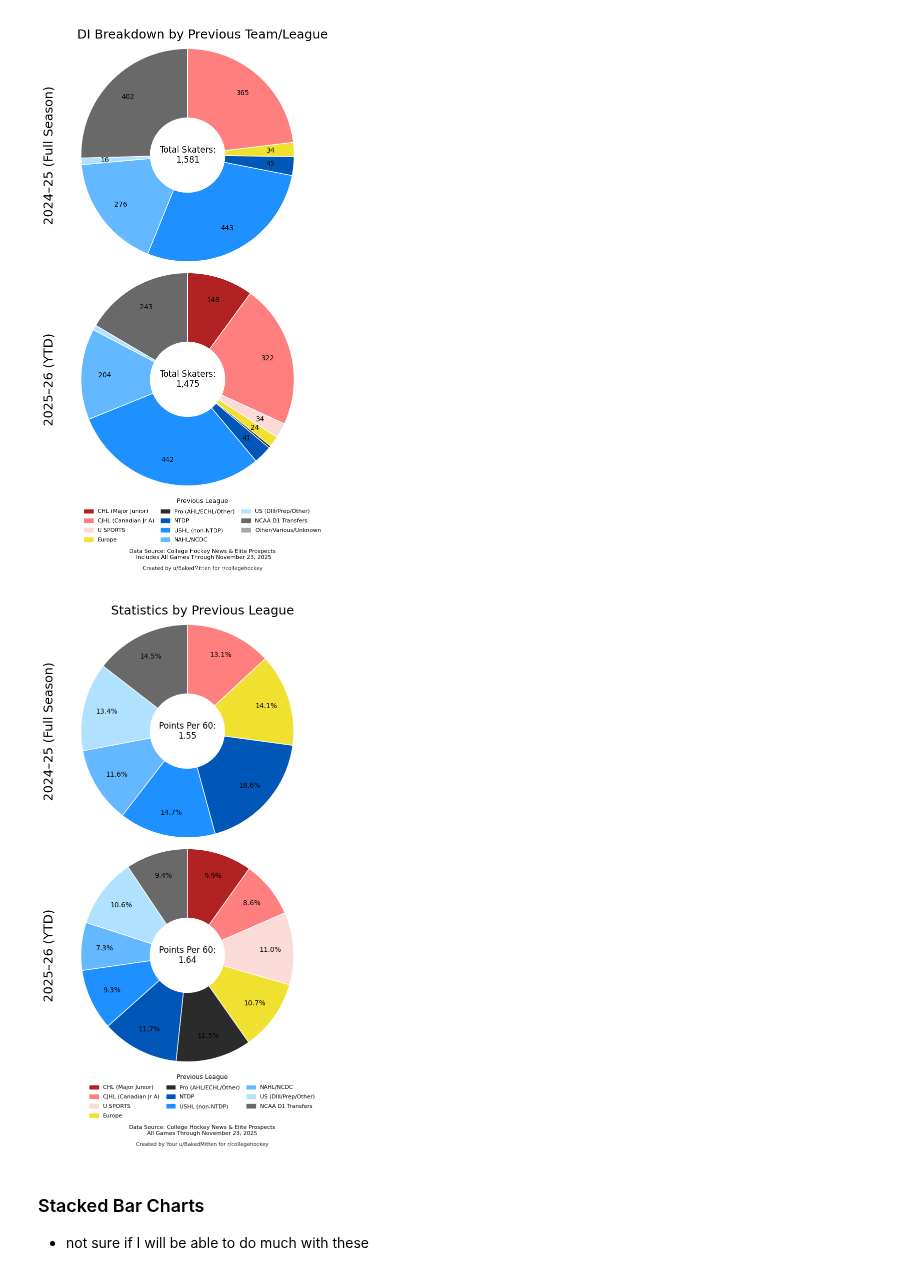
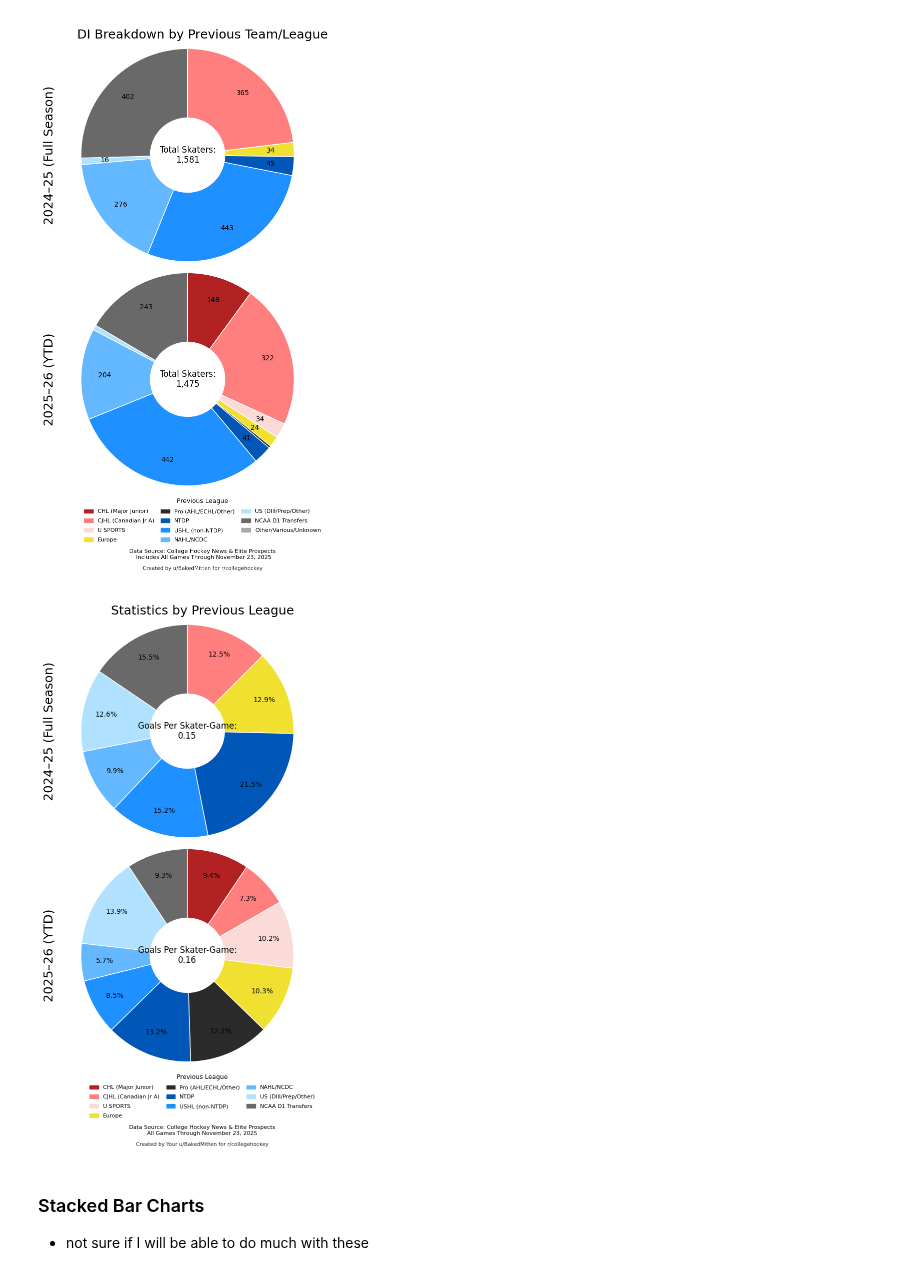
Before and after one commit to JSmith1826/college_hockey_2526, a Jupyter notebook: workbook/visualization_scripts/scoring_by_player_origin.ipynb, the cells around one changed output. Drawn from its saved outputs; the diff is of its cells as text; code cells hidden in the pictures.

Commit message:
per game and per skater-game adjustment made and working

```diff
--- a/workbook/visualization_scripts/scoring_by_player_origin.ipynb
+++ b/workbook/visualization_scripts/scoring_by_player_origin.ipynb
@@ -775,7 +809,7 @@ for stat in agg_24_25_stats.keys():
     agg_24_25_df[stat + "_per_player"] = agg_24_25_df[stat] / agg_24_25_df["Player_Count"]
 # # Calculate per game averages for 24-25 aggregated stats
 for stat in agg_24_25_stats.keys():
-    agg_24_25_df[stat + "_per_game"] = agg_24_25_df[stat] / agg_24_25_df["Games_Played"]
+    agg_24_25_df[stat + "_per_player_game"] = agg_24_25_df[stat] / agg_24_25_df["Games_Played"]
 # # Calculate per 60 minutes averages for 24-25 aggregated stats
 for stat in agg_24_25_stats.keys():
     agg_24_25_df[stat + "_per_60min"] = (agg_24_25_df[stat] / agg_24_25_df["TOI_sec"]) * 3600
@@ -977,20 +919,26 @@ METRIC_CAPTION_MAP = {
     "Shots": "Total Shots",
     "TOI_sec": "Total TOI (sec)",
     "PIM": "Total PIM",
-    "G_per_player": "Goals Per Player",
-    "A_per_player": "Assists Per Player",
-    "Pts_per_player": "Points Per Player",
-    "Shots_per_player": "Shots Per Player",
-    "G_per_game": "Goals Per Player PerGame",
-    "A_per_game": "Assists Per Game",
-    "Pts_per_game": "Points Per Game",
-    "Shots_per_game": "Shots Per Game",
+    "G_per_player": "Goals Per Skater",
+    "A_per_player": "Assists Per Skater",
+    "Pts_per_player": "Points Per Skater",
+    "Shots_per_player": "Shots Per Skater",
+    "G_per_player_game": "Goals Per Skater-Game",
+    "A_per_player_game": "Assists Per Skater-Game",
+    "Pts_per_player_game": "Points Per Skater-Game",
+    "Shots_per_player_game": "Shots Per Skater-Game",
     "G_per_60min": "Goals Per 60",
     "A_per_60min": "Assists Per 60",
     "Pts_per_60min": "Points Per 60",
     "Shots_per_60min": "Shots Per 60",
-    # add more if needed
+        # NEW
+    "G_per_team_game": "Goals Per\nTeam Game",
+    "A_per_team_game": "Assists Per\nTeam Game",
+    "Pts_per_team_game": "Points Per\nTeam Game",
+    "Shots_per_team_game": "Shots Per\nTeam Game",
+    "PIM_per_team_game": "PIM Per\nTeam Game",
 }
+
 
 def get_metric_caption(metric: str) -> str:
     """Friendly caption for the metric, for center text."""
@@ -1041,8 +989,8 @@ def overall_metric_value(agg_df, metric: str) -> float:
             total_players = agg_df["Player_Count"].sum()
             return total_base / total_players if total_players > 0 else np.nan
 
-    elif metric.endswith("_per_game"):
-        base = metric[: -len("_per_game")]
+    elif metric.endswith("_per_player_game"):
+        base = metric[: -len("_per_player_game")]
         if base in agg_df.columns and "Games_Played" in agg_df.columns:
             total_base = agg_df[base].sum()
             total_games = agg_df["Games_Played"].sum()
@@ -1054,6 +1002,12 @@ def overall_metric_value(agg_df, metric: str) -> float:
             total_base = agg_df[base].sum()
             total_toi = agg_df["TOI_sec"].sum()
             return (total_base / total_toi) * 3600 if total_toi > 0 else np.nan
+
+
+    elif metric.endswith("_per_team_game"):
+        # We already converted to "per team game" when building agg_df.
+        # Summing across bins gives the league-wide per-team-game rate.
+        return agg_df[metric].sum()
 
     # Default: just sum the metric
     return agg_df[metric].sum()
@@ -1317,24 +1316,24 @@ plt.show()
 # %%
 ## Call the plot_origin_donuts function to plot Goals per Game by Previous League for 24-25 vs 25-26 YTD
 fig = plot_origin_donuts(
     df_prev_agg=agg_24_25_df,
     df_current_agg=agg_df,
-    metric="Pts_per_60min",
+    metric="G_per_player_game",
     # title="DI Breakdown by Previous League",
     prev_label="2024–25 (Full Season)",
     current_label="2025–26 (YTD)",
     label_mode="percent",
     raw_decimals=2,
     min_pct_for_label=0.01,
     figsize=(10, 14),
     data_source_text=f"Data Source: College Hockey News & Elite Prospects\nAll Games Through {config.last_game_date}",
     signature_text="Created by Your u/BakedMitten for r/collegehockey",
     center_value_decimals=2,
 )
 # Show the plot
 plt.show()
 # %% [output]
-[figure, old version]
+[figure, new version]
 # %% [markdown]
 ### Stacked Bar Charts
 - not sure if I will be able to do much with these
```
Also changed, not shown: parts of 18 cells of this notebook.
